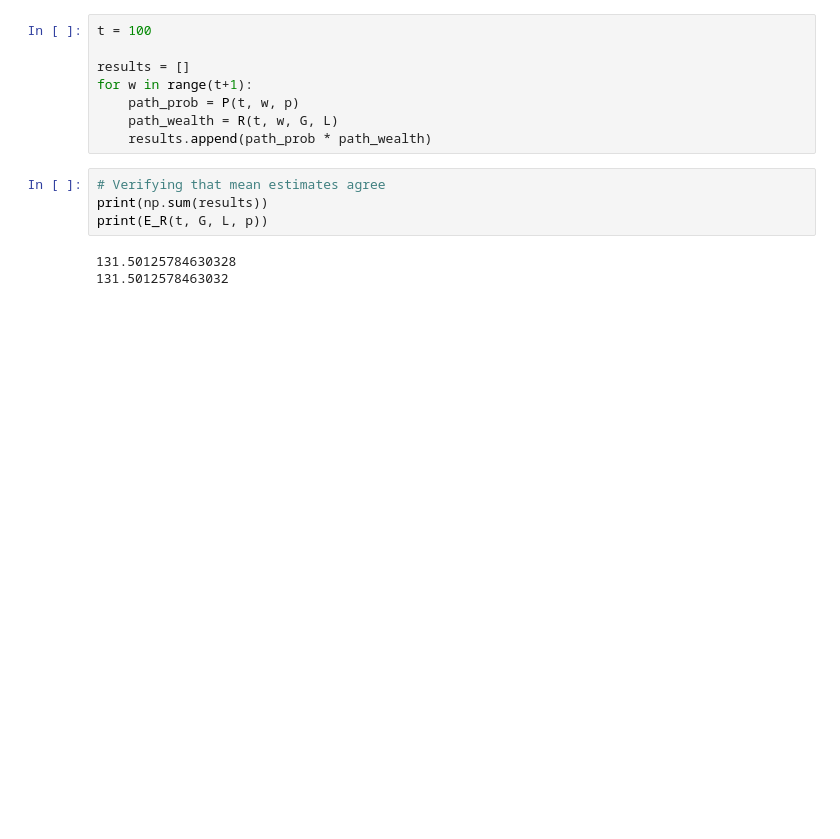
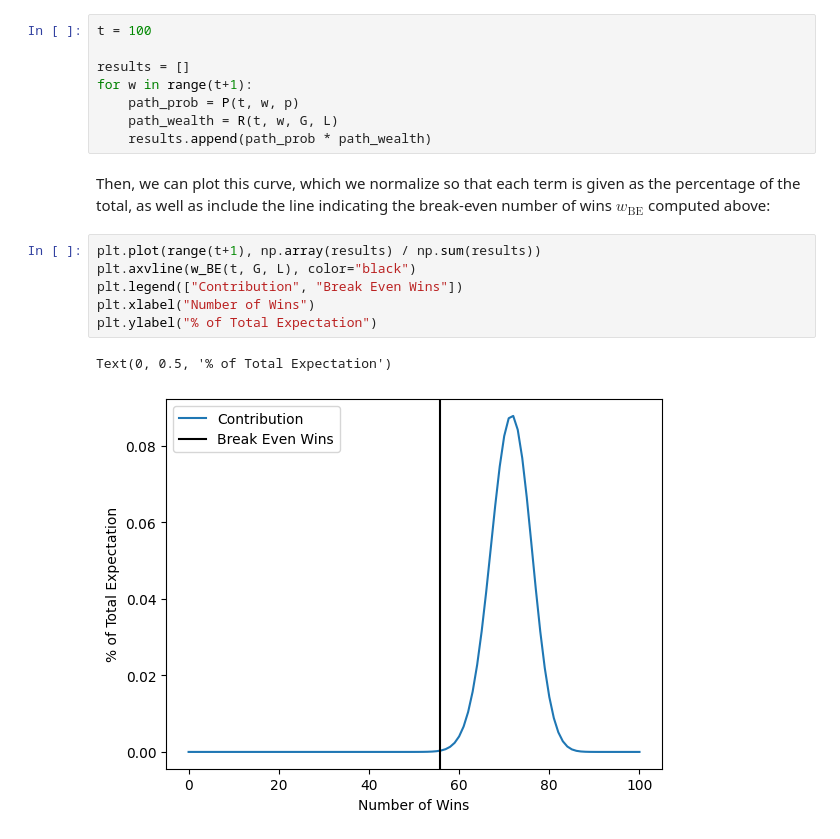
Before and after one commit to eadains/PythonBlogNotebooks, a Jupyter notebook: ergodicity_breaking.ipynb, the cells around one changed output. Saved outputs shown, nothing was run; the diff lists cells and outputs as text; blank space fills up the shorter version.

Commit message:
Bulk of writing done for ergodicity breaking post

```diff
--- a/ergodicity_breaking.ipynb
+++ b/ergodicity_breaking.ipynb
@@ -78,10 +152,14 @@ for w in range(t+1):
     path_prob = P(t, w, p)
     path_wealth = R(t, w, G, L)
     results.append(path_prob * path_wealth)
-# %%
-# Verifying that mean estimates agree
-print(np.sum(results))
-print(E_R(t, G, L, p))
-# %% [output]
-131.50125784630328
-131.5012578463032
+# %% [markdown]
+Then, we can plot this curve, which we normalize so that each term is given as the percentage of the total, as well as include the line indicating the break-even number of wins $w_{\text{BE}}$ computed above:
+# %%
+plt.plot(range(t+1), np.array(results) / np.sum(results))
+plt.axvline(w_BE(t, G, L), color="black")
+plt.legend(["Contribution", "Break Even Wins"])
+plt.xlabel("Number of Wins")
+plt.ylabel("% of Total Expectation")
+# %% [output]
+Text(0, 0.5, '% of Total Expectation')
+[figure, added]
```
Also changed, not shown: parts of 33 cells of this notebook.
